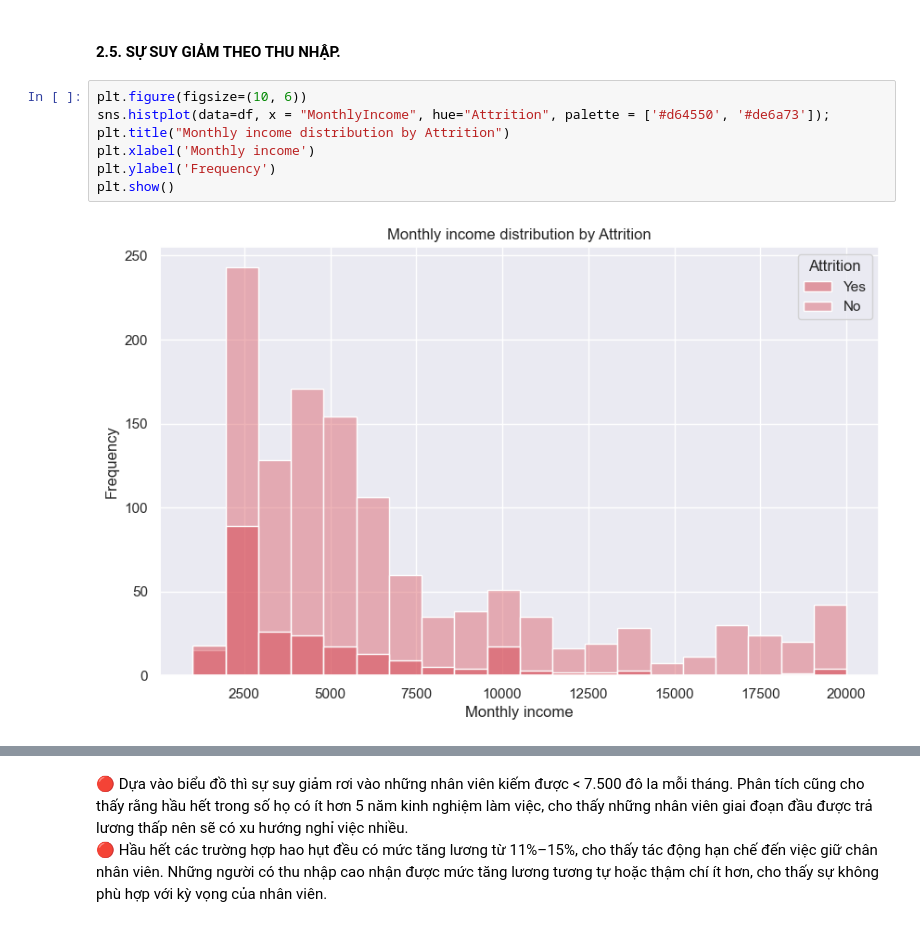
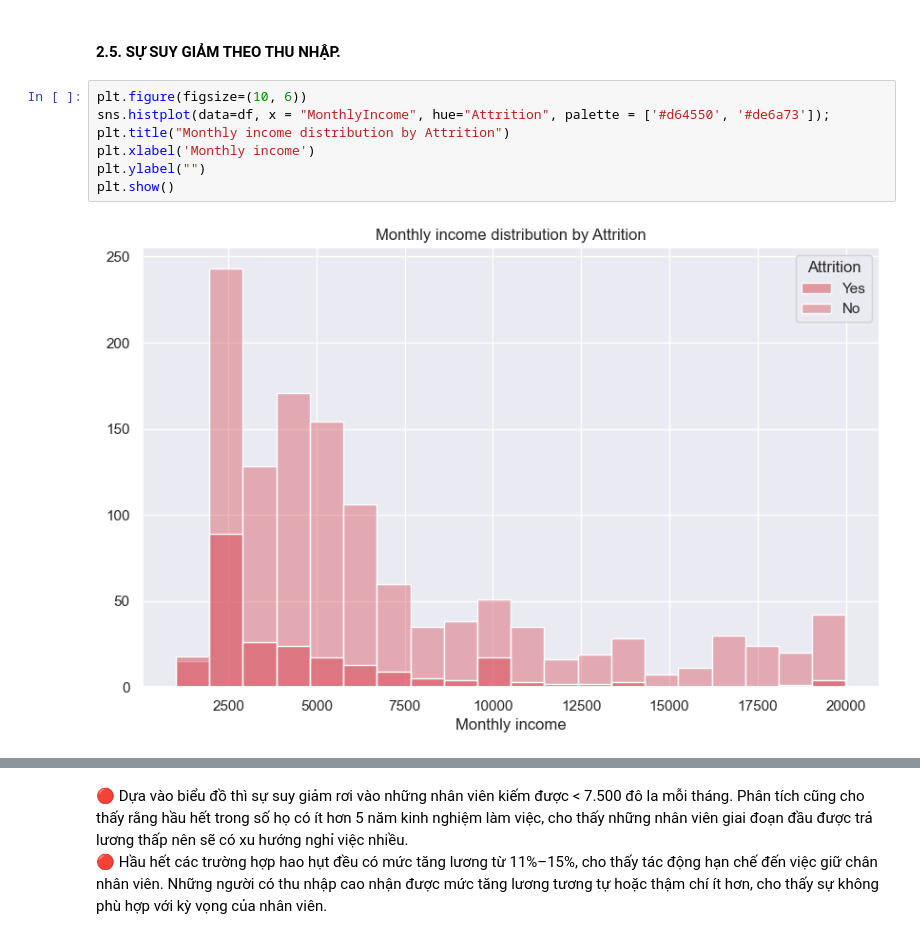
Before and after one commit to daominhthuan42/mindx-data-analytics-bootcamp, a Jupyter notebook: 00_MODULE_1/FINAL_PROJECT/02_PYTHON/FINAL_PROJECT.ipynb, the cells around one changed output, grey strips where cells are left out. Cells and saved outputs as stored; diff of their text form.

```diff
--- a/00_MODULE_1/FINAL_PROJECT/02_PYTHON/FINAL_PROJECT.ipynb
+++ b/00_MODULE_1/FINAL_PROJECT/02_PYTHON/FINAL_PROJECT.ipynb
@@ -579,9 +610,9 @@ p - value: 0.0005563004510387556
 # %%
 plt.figure(figsize=(10, 6))
 sns.histplot(data=df, x = "MonthlyIncome", hue="Attrition", palette = ['#d64550', '#de6a73']);
 plt.title("Monthly income distribution by Attrition")
 plt.xlabel('Monthly income')
-plt.ylabel('Frequency')
+plt.ylabel("")
 plt.show()
 # %% [output]
-[figure, old version]
+[figure, new version]
```
Also changed, not shown: parts of 11 cells of this notebook, 4 other files.
